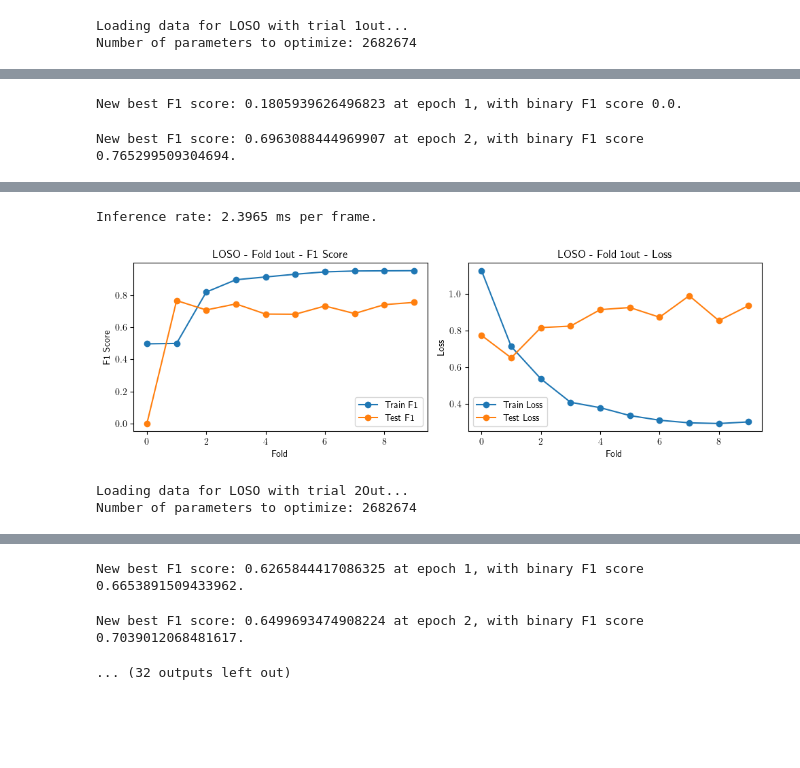
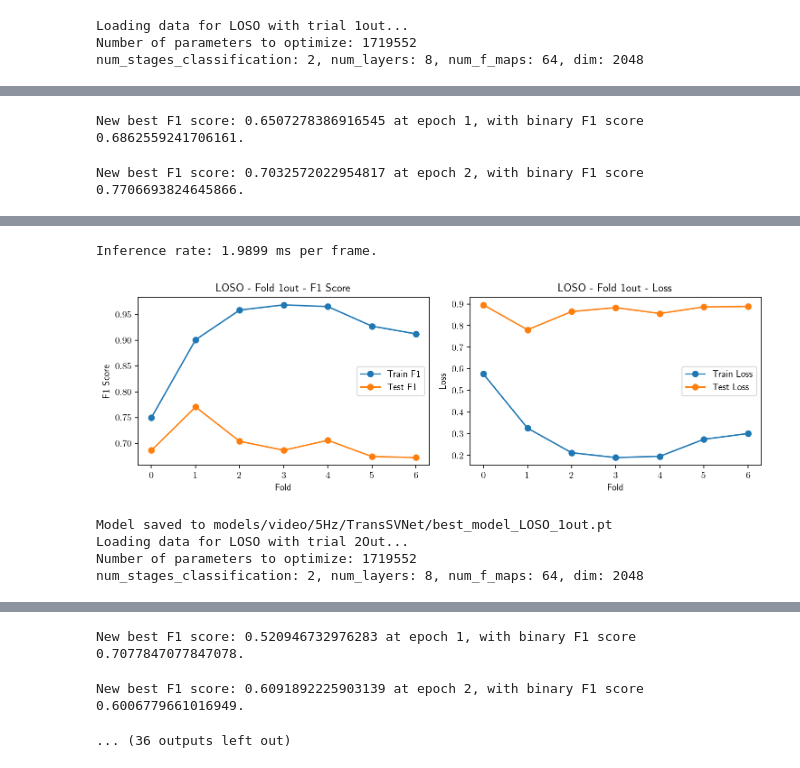
Before and after one commit to GonzaloPlaaza/Multimodal-Error-Detection, a Jupyter notebook: train_frame.ipynb, the cells around one changed output, grey strips where cells are left out. Saved outputs shown, nothing was run; the diff lists cells and outputs as text; code cells hidden in the pictures; blank space fills up the shorter version.

```diff
--- a/train_frame.ipynb
+++ b/train_frame.ipynb
@@ -41,7 +41,7 @@ exp_kwargs = {
     'save_local': False,
     'pos_weight': False,
     'use_COG_video': True,
-    'n_epochs': 10,
+    'n_epochs': 7,
     'batch_size': 1,
     'frequency': 5,
     'lr': 5e-4,
@@ -54,7 +54,7 @@ exp_kwargs = {
     'mstcn_causal_conv': True, #default True
     'mstcn_layers': 8, #8 for TeCNo, TransSVNet, COG
     'mstcn_f_maps': 64, #64 for TeCNo, TransSVNet, COG
-    'mstcn_stages': 8, #2 for TeCNo, TransSVNet, 8 for COG
+    'mstcn_stages': 2, #2 for TeCNo, TransSVNet, 8 for COG
     'num_R': 3, #3 for COG, not used otherwise
     'num_layers_R': 10, #10 for COG, not used otherwise
     'num_layers_Basic': 11, #11 for COG, not used otherwise
@@ -62,14 +62,14 @@ exp_kwargs = {
     'd_q': 8, #8 for COG, not used otherwise
     'lambda': 0.15, #default 0.15 for COG
     'sequence_length': 30, #default 30 in repo, but afraid of "10" I've written somewhere (same for all)
-    'model_name': 'COG', #'TeCNo' or 'TransSVNet' or 'COG'
-    'video_dims': 32, #32 default
+    'model_name': 'TransSVNet', #'TeCNo' or 'TransSVNet' or 'COG'
+    'video_dims': 2048, #32 default
     'loss_or_f1': 'f1',  #'loss' or 'f1' to determine the metric for validation
-    'data_type': 'multimodal', #'multimodal' or 'video' or 'kinematics'
-    'run_id': "375e87271d994e2fbdcc248b30a332a4", #should only be defined when using TransSVNet, as we need to load a trained TeCNo and feature extractor
+    'data_type': 'video', #'multimodal' or 'video' or 'kinematics'
+    'run_id': "3fe576bc9fd345efab6bbd8d503fd4f4", #"375e87271d994e2fbdcc248b30a332a4", #should only be defined when using TransSVNet, as we need to load a trained TeCNo and feature extractor
     'delete_ND': False,
     'compute_from_str': False,
-    'return_train_preds': True, #True if we want to return train predictions and labels
+    'return_train_preds': False, #True if we want to return train predictions and labels
 }
 
 best_model = None
@@ -190,7 +190,7 @@ with mlflow.start_run() as run:
 
                 if exp_kwargs['model_name'] == 'TeCNo':
                     train_loss, train_f1, train_f1_weighted, train_acc, train_jaccard, train_cm, \
-                        train_all_preds, train_all_probs, train_all_labels, train_all_gest_labels, train_all_subjects = train_single_epoch(model=model,
+                        train_all_probs, train_all_preds, train_all_labels, train_all_subjects = train_single_epoch(model=model,
                                                                 feature_extractor=feature_extractor,
                                                                 train_dataloader=train_dataloader,
                                                                 criterion=criterion,
@@ -199,8 +199,6 @@ with mlflow.start_run() as run:
                                                                 exp_kwargs=exp_kwargs,
                                                                 scheduler=scheduler)
 
-                    print(f"Train labels shape: {train_all_labels.shape}, Train subjects shape: {train_all_subjects.shape}")
-                    print(f"Unique train labels: {torch.unique(train_all_labels)}, unique train subjects: {torch.unique(train_all_subjects)}")
 
                 elif exp_kwargs['model_name'] == 'TransSVNet':
                     train_loss, train_f1, train_f1_weighted, train_acc, train_jaccard, train_cm = train_single_epoch_TSVN(model=model,
@@ -392,7 +390,7 @@ with mlflow.start_run() as run:
                       #
 
                 #Save model locally because mlflow gives errors
-                if exp_kwargs['data_type'] != 'kinematics':
+                if exp_kwargs['data_type'] != 'kinematics' and exp_kwargs['video_dims'] != 2048:
                     best_model['feature_extractor'] = best_model['feature_extractor'].state_dict()
                     best_model['model'] = best_model['model'].state_dict()
 
@@ -403,8 +401,8 @@ with mlflow.start_run() as run:
                 if not os.path.exists(model_folder):
                     os.makedirs(model_folder)
 
-                #model_path = os.path.join(model_folder, f'best_model_{setting}_{out}.pt')
-                #save_model(best_model=best_model, model_path=model_path)
+                model_path = os.path.join(model_folder, f'best_model_{setting}_{out}.pt')
+                save_model(best_model=best_model, model_path=model_path)
 
                 #Log best_model rest of the dictionary without the state dicts
                 best_model_dict = best_model.copy()
@@ -424,4 +422,5 @@ with mlflow.start_run() as run:
 mlflow.end_run()
 # %% [output]
 Loading data for LOSO with trial 1out...
-Number of parameters to optimize: 2682674
+Number of parameters to optimize: 1719552
+num_stages_classification: 2, num_layers: 8, num_f_maps: 64, dim: 2048
@@ -429,2 +428,2 @@ Epoch 1/10, F1: 0.4959, Loss: 1.1257, Accuracy: 0.5022
-New best F1 score: 0.1805939626496823 at epoch 1, with binary F1 score 0.0.
+New best F1 score: 0.6507278386916545 at epoch 1, with binary F1 score 0.6862559241706161.
-New best F1 score: 0.6963088444969907 at epoch 2, with binary F1 score 0.765299509304694.
+New best F1 score: 0.7032572022954817 at epoch 2, with binary F1 score 0.7706693824645866.
@@ -433,4 +432,6 @@ Epoch 10/10, F1: 0.9512, Loss: 0.3002, Accuracy: 0.9508
-Inference rate: 2.3965 ms per frame.
+Inference rate: 1.9899 ms per frame.
-[figure, old version]
+[figure, new version]
+Model saved to models/video/5Hz/TransSVNet/best_model_LOSO_1out.pt
 Loading data for LOSO with trial 2Out...
-Number of parameters to optimize: 2682674
+Number of parameters to optimize: 1719552
+num_stages_classification: 2, num_layers: 8, num_f_maps: 64, dim: 2048
@@ -438,6 +439,6 @@ Epoch 1/10, F1: 0.5911, Loss: 0.9704, Accuracy: 0.5846
-New best F1 score: 0.6265844417086325 at epoch 1, with binary F1 score 0.6653891509433962.
+New best F1 score: 0.520946732976283 at epoch 1, with binary F1 score 0.7077847077847078.
-New best F1 score: 0.6499693474908224 at epoch 2, with binary F1 score 0.7039012068481617.
+New best F1 score: 0.6091892225903139 at epoch 2, with binary F1 score 0.6006779661016949.
-... (32 outputs left out)
+... (36 outputs left out)
 # %%
 if exp_kwargs['return_train_preds']:
     LOSO_f1_train, LOSO_f1_test, LOSO_acc_train, LOSO_acc_test,\
```
Also changed, not shown: parts of 4 cells of this notebook, 50 other files.
